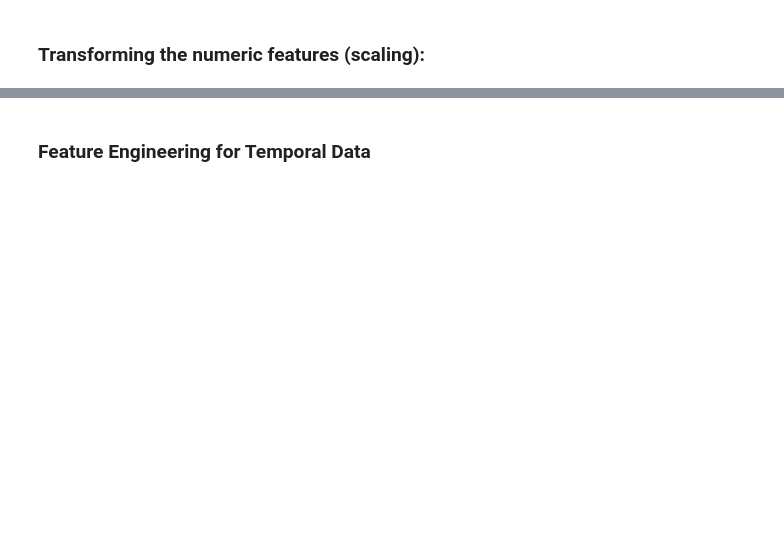
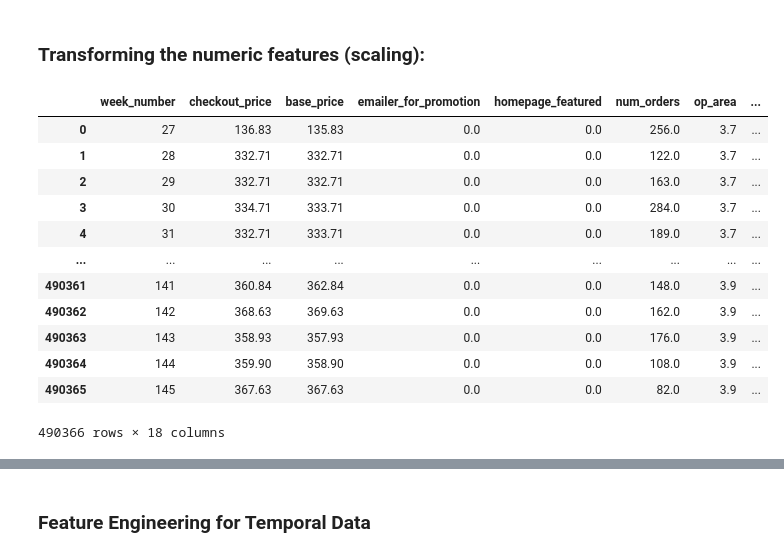
Before and after one commit to faheem-afk/Demand_Forecasting, a Jupyter notebook: FeatureEngineering&Modelling.ipynb, the cells around one changed output, grey strips where cells are left out. Drawn from its saved outputs; the diff is of its cells as text; code cells hidden in the pictures; blank space fills up the shorter version.

```diff
--- a/FeatureEngineering&Modelling.ipynb
+++ b/FeatureEngineering&Modelling.ipynb
@@ -288,5 +386,21 @@ NameError: name 'encoders' is not defined
 # %% [markdown]
 ### Transforming the numeric features (scaling):
+# %%
+df
+# %% [output]
+|  | week_number | checkout_price | base_price | emailer_for_promotion | homepage_featured | num_orders | op_area | ... |
+| 0 | 27 | 136.83 | 135.83 | 0.0 | 0.0 | 256.0 | 3.7 | ... |
+| 1 | 28 | 332.71 | 332.71 | 0.0 | 0.0 | 122.0 | 3.7 | ... |
+| 2 | 29 | 332.71 | 332.71 | 0.0 | 0.0 | 163.0 | 3.7 | ... |
+| 3 | 30 | 334.71 | 333.71 | 0.0 | 0.0 | 284.0 | 3.7 | ... |
+| 4 | 31 | 332.71 | 333.71 | 0.0 | 0.0 | 189.0 | 3.7 | ... |
+| ... | ... | ... | ... | ... | ... | ... | ... | ... |
+| 490361 | 141 | 360.84 | 362.84 | 0.0 | 0.0 | 148.0 | 3.9 | ... |
+| 490362 | 142 | 368.63 | 369.63 | 0.0 | 0.0 | 162.0 | 3.9 | ... |
+| 490363 | 143 | 358.93 | 357.93 | 0.0 | 0.0 | 176.0 | 3.9 | ... |
+| 490364 | 144 | 359.90 | 358.90 | 0.0 | 0.0 | 108.0 | 3.9 | ... |
+| 490365 | 145 | 367.63 | 367.63 | 0.0 | 0.0 | 82.0 | 3.9 | ... |
+490366 rows × 18 columns
 # %%
 def scale_features(df):
     print("--------------------------------------------")
```
Also changed, not shown: parts of 93 cells of this notebook, 2 other files.
